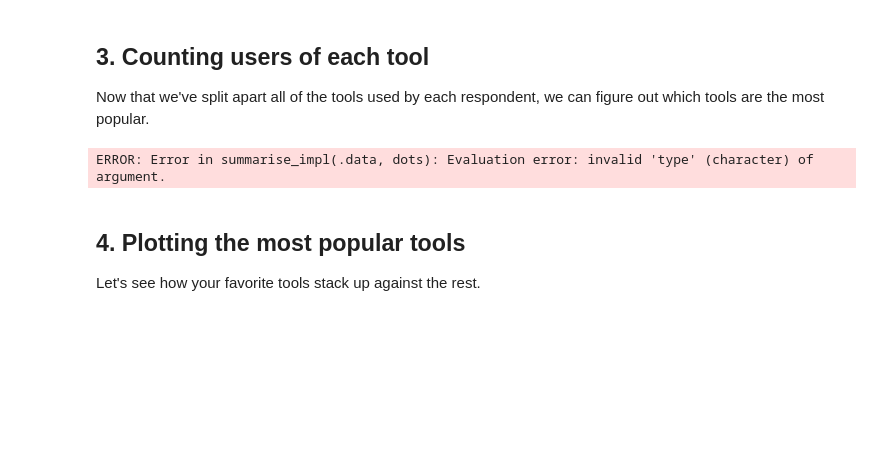
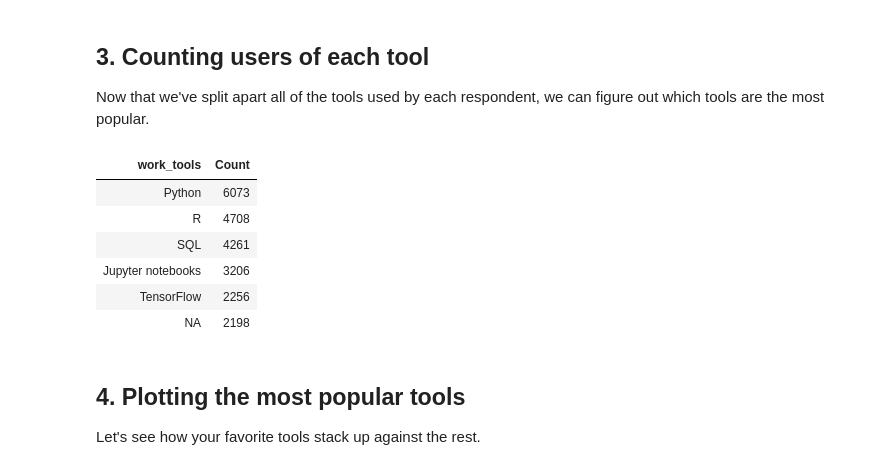
Before and after one commit to skhiearth/DataCamp-Exploring-the-Kaggle-Data-Science-Survey, a Jupyter notebook: notebook.ipynb, the cells around one changed output. Drawn from its saved outputs; the diff is of its cells as text; code cells hidden in the pictures; blank space fills up the shorter version.

```diff
--- a/notebook.ipynb
+++ b/notebook.ipynb
@@ -67,17 +67,23 @@ head(tools)
 # %%
 # Create a new data frame
 tool_count <- tools
 
 # Group the data by work_tools, summarise the counts, and arrange in descending order
 tool_count <- tool_count  %>%
     group_by(work_tools) %>%
-    summarize(Count = sum(work_tools)) %>%
+    summarize(Count = n()) %>%
     arrange(desc(Count))
 
 # Print the first 6 results
 head(tool_count)
 # %% [output]
-ERROR: Error in summarise_impl(.data, dots): Evaluation error: invalid 'type' (character) of argument.
+| work_tools | Count |
+| Python | 6073 |
+| R | 4708 |
+| SQL | 4261 |
+| Jupyter notebooks | 3206 |
+| TensorFlow | 2256 |
+| NA | 2198 |
 # %% [markdown]
 ## 4. Plotting the most popular tools
 <p>Let's see how your favorite tools stack up against the rest.</p>
```
Also changed, not shown: parts of 4 cells of this notebook.
